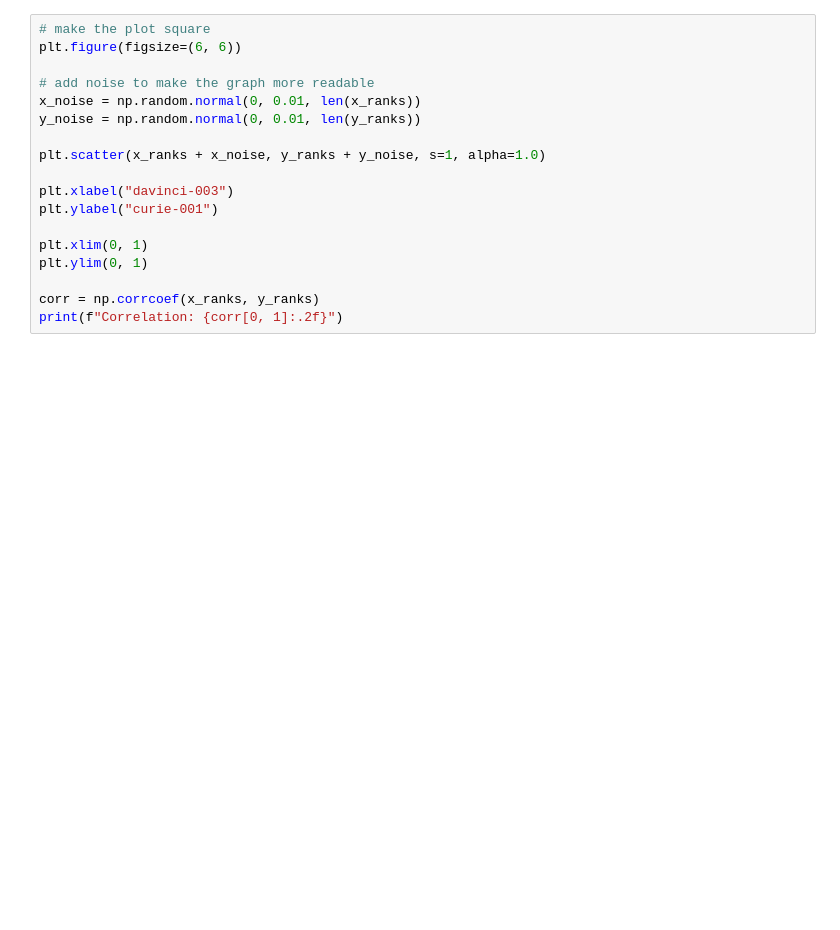
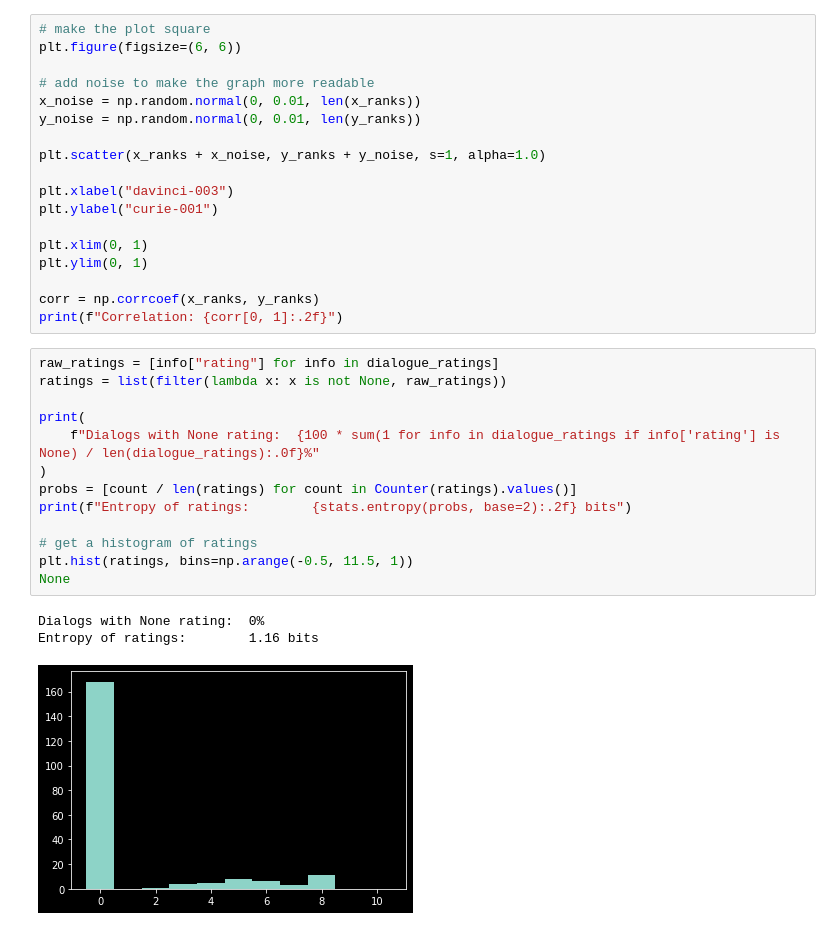
Before and after one commit to filyp/cicero-cooperation-benchmark, a Jupyter notebook: benchmarking/junkyard.ipynb, the cells around one changed output. Cells and saved outputs as stored; diff of their text form; blank space fills up the shorter version.

```diff
--- a/benchmarking/junkyard.ipynb
+++ b/benchmarking/junkyard.ipynb
@@ -109,3 +109,20 @@ plt.ylim(0, 1)
 
 corr = np.corrcoef(x_ranks, y_ranks)
 print(f"Correlation: {corr[0, 1]:.2f}")
+# %%
+raw_ratings = [info["rating"] for info in dialogue_ratings]
+ratings = list(filter(lambda x: x is not None, raw_ratings))
+
+print(
+    f"Dialogs with None rating:  {100 * sum(1 for info in dialogue_ratings if info['rating'] is None) / len(dialogue_ratings):.0f}%"
+)
+probs = [count / len(ratings) for count in Counter(ratings).values()]
+print(f"Entropy of ratings:        {stats.entropy(probs, base=2):.2f} bits")
+
+# get a histogram of ratings
+plt.hist(ratings, bins=np.arange(-0.5, 11.5, 1))
+None
+# %% [output]
+Dialogs with None rating:  0%
+Entropy of ratings:        1.16 bits
+[figure, added]
```
Also changed, not shown: 3 other files.
